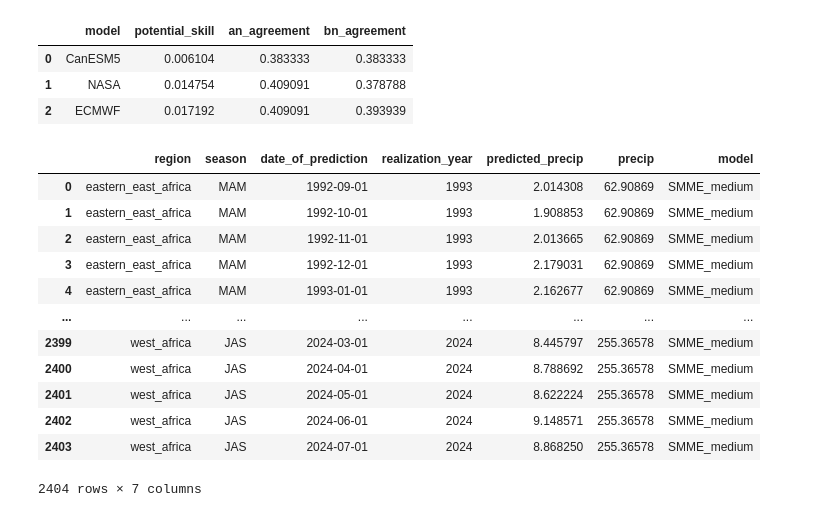
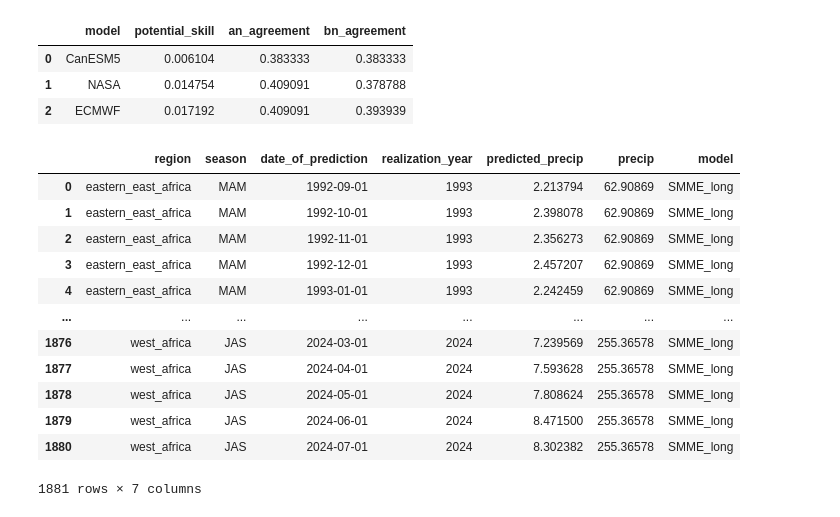
Before and after one commit to yatli24/CHC, a Jupyter notebook: Jupyter notebooks/seasonal_potential_skill_graph.ipynb, the cells around one changed output. Cells and saved outputs as stored; diff of their text form; code cells hidden in the pictures.

Commit message:
smme models fix

```diff
--- a/Jupyter notebooks/seasonal_potential_skill_graph.ipynb
+++ b/Jupyter notebooks/seasonal_potential_skill_graph.ipynb
@@ -129,7 +129,7 @@ stat_clean
 # keep first 3 months of prediction of each model for each region and season
 def keep_months_of_prediction(df, category):
     temp = df.copy()
-    if category == 'low':
+    if category == 'short':
         for season in temp['season'].unique():
             if (temp[temp['season'] == season]['month_of_prediction'] == 12).any() \
             & (temp[temp['season'] == season]['month_of_prediction'] == 1).any():
@@ -149,7 +149,7 @@ def keep_months_of_prediction(df, category):
             max = temp.loc[temp['season'] == season, 'month_of_prediction'].max()
             temp.loc[(temp['season'] == season)] = \
             temp.loc[(temp['season'] == season) & (temp['month_of_prediction'] <= (max - 2)) & (temp['month_of_prediction'] >= (max - 3))]
-    elif category == 'high':
+    elif category == 'long':
         for season in temp['season'].unique():
             if (temp[temp['season'] == season]['month_of_prediction'] == 12).any() \
             & (temp[temp['season'] == season]['month_of_prediction'] == 1).any():
@@ -164,9 +164,9 @@ def keep_months_of_prediction(df, category):
         return None
     return temp.dropna()
 # %%
-#potential_skill = keep_months_of_prediction(stat_clean[(stat_clean['model'] != 'SMME') & (stat_clean['model'] != 'MME')], 'low')
-potential_skill = keep_months_of_prediction(stat_clean[(stat_clean['model'] != 'SMME') & (stat_clean['model'] != 'MME')], 'medium')
-#potential_skill = keep_months_of_prediction(stat_clean[(stat_clean['model'] != 'SMME') & (stat_clean['model'] != 'MME')], 'high')
+#potential_skill = keep_months_of_prediction(stat_clean[(stat_clean['model'] != 'SMME') & (stat_clean['model'] != 'MME')], 'short')
+#potential_skill = keep_months_of_prediction(stat_clean[(stat_clean['model'] != 'SMME') & (stat_clean['model'] != 'MME')], 'medium')
+potential_skill = keep_months_of_prediction(stat_clean[(stat_clean['model'] != 'SMME') & (stat_clean['model'] != 'MME')], 'long')
 
 potential_skill = potential_skill.drop(columns = ['corr', 'conditional_bias', 'unconditional_bias', 'skill_score'])
 
@@ -178,6 +178,12 @@ bn = pd.read_csv('data/csv/metrics/region_model_df_low.csv', sep=',', header=0,
 an = an.rename(columns = {'agreement': 'an_agreement'})
 bn = bn.rename(columns = {'agreement': 'bn_agreement'})
 
+#an = keep_months_of_prediction(an, 'short')
+#bn = keep_months_of_prediction(bn, 'short')
+#an = keep_months_of_prediction(an, 'medium')
+#bn = keep_months_of_prediction(bn, 'medium')
+an = keep_months_of_prediction(an, 'long')
+bn = keep_months_of_prediction(bn, 'long')
 # taking the month of prediction mean for each region and model and season
 an = an.groupby(['region', 'model', 'season'])[['an_agreement']].mean().reset_index()
 bn = bn.groupby(['region', 'model', 'season'])[['bn_agreement']].mean().reset_index()
@@ -213,7 +219,7 @@ print(SMME_models)
 # %%
-#with open('SMME_models_low.txt', 'w') as f:
-with open('SMME_models_medium.txt', 'w') as f:
-#with open('SMME_models_high.txt', 'w') as f:
+#with open('SMME_models_short.txt', 'w') as f:
+#with open('SMME_models_medium.txt', 'w') as f:
+with open('SMME_models_long.txt', 'w') as f:
     for region, seasons in SMME_models.items():
         f.write(f"{region}:\n")
         for season, models in seasons.items():
@@ -277,46 +283,46 @@ SMME_mod
 # Initialize an empty dictionary to store DataFrames
 dfs_dict = {}
 
 # initiate file list
 list_of_files = glob.glob('data/csv/*.csv')
 
 files_path = []
 
 for path in list_of_files:
     path_mod = path.replace('\\', '/')
     files_path.append(path_mod)
 
 for f in files_path:
     df = pd.read_csv(f)
     df['region'] = '_'.join(f.split('/')[-1].split('_')[0:-3])
     dfs_dict[f] = df
 
 df = pd.concat(dfs_dict.values(), ignore_index=True)
 smme_df = pd.DataFrame()
 # keep only the rows with the models in SMME_models that matches with the keys in SMME_models
 for region, seasons in SMME_models.items():
     for season, models in seasons.items():
         temp = df[(df['model'].isin(models)) & (df['region'] == region) & (df['season'] == season)]
         smme_df = pd.concat([smme_df, temp], ignore_index=True)
 
 smme_df = smme_df[['region', 'season', 'date_of_prediction', 'realization_year', 'predicted_precip', 'precip']]\
                 .groupby(['region', 'season', 'date_of_prediction', 'realization_year'])[['predicted_precip', 'precip']].mean().reset_index()
-smme_df['model'] = 'SMME_medium'
+smme_df['model'] = 'SMME_long'
 smme_df
 # %% [output]
 |  | region | season | date_of_prediction | realization_year | predicted_precip | precip | model |
-| 0 | eastern_east_africa | MAM | 1992-09-01 | 1993 | 2.014308 | 62.90869 | SMME_medium |
-| 1 | eastern_east_africa | MAM | 1992-10-01 | 1993 | 1.908853 | 62.90869 | SMME_medium |
-| 2 | eastern_east_africa | MAM | 1992-11-01 | 1993 | 2.013665 | 62.90869 | SMME_medium |
-| 3 | eastern_east_africa | MAM | 1992-12-01 | 1993 | 2.179031 | 62.90869 | SMME_medium |
-| 4 | eastern_east_africa | MAM | 1993-01-01 | 1993 | 2.162677 | 62.90869 | SMME_medium |
+| 0 | eastern_east_africa | MAM | 1992-09-01 | 1993 | 2.213794 | 62.90869 | SMME_long |
+| 1 | eastern_east_africa | MAM | 1992-10-01 | 1993 | 2.398078 | 62.90869 | SMME_long |
+| 2 | eastern_east_africa | MAM | 1992-11-01 | 1993 | 2.356273 | 62.90869 | SMME_long |
+| 3 | eastern_east_africa | MAM | 1992-12-01 | 1993 | 2.457207 | 62.90869 | SMME_long |
+| 4 | eastern_east_africa | MAM | 1993-01-01 | 1993 | 2.242459 | 62.90869 | SMME_long |
 | ... | ... | ... | ... | ... | ... | ... | ... |
-| 2399 | west_africa | JAS | 2024-03-01 | 2024 | 8.445797 | 255.36578 | SMME_medium |
-| 2400 | west_africa | JAS | 2024-04-01 | 2024 | 8.788692 | 255.36578 | SMME_medium |
-| 2401 | west_africa | JAS | 2024-05-01 | 2024 | 8.622224 | 255.36578 | SMME_medium |
-| 2402 | west_africa | JAS | 2024-06-01 | 2024 | 9.148571 | 255.36578 | SMME_medium |
-| 2403 | west_africa | JAS | 2024-07-01 | 2024 | 8.868250 | 255.36578 | SMME_medium |
+| 1876 | west_africa | JAS | 2024-03-01 | 2024 | 7.239569 | 255.36578 | SMME_long |
+| 1877 | west_africa | JAS | 2024-04-01 | 2024 | 7.593628 | 255.36578 | SMME_long |
+| 1878 | west_africa | JAS | 2024-05-01 | 2024 | 7.808624 | 255.36578 | SMME_long |
+| 1879 | west_africa | JAS | 2024-06-01 | 2024 | 8.471500 | 255.36578 | SMME_long |
+| 1880 | west_africa | JAS | 2024-07-01 | 2024 | 8.302382 | 255.36578 | SMME_long |
-2404 rows × 7 columns
+1881 rows × 7 columns
 # %%
 grouped = smme_df.groupby('region')
 for region, region_df in grouped:
```
Also changed, not shown: parts of 2 cells of this notebook, 7 other files.
